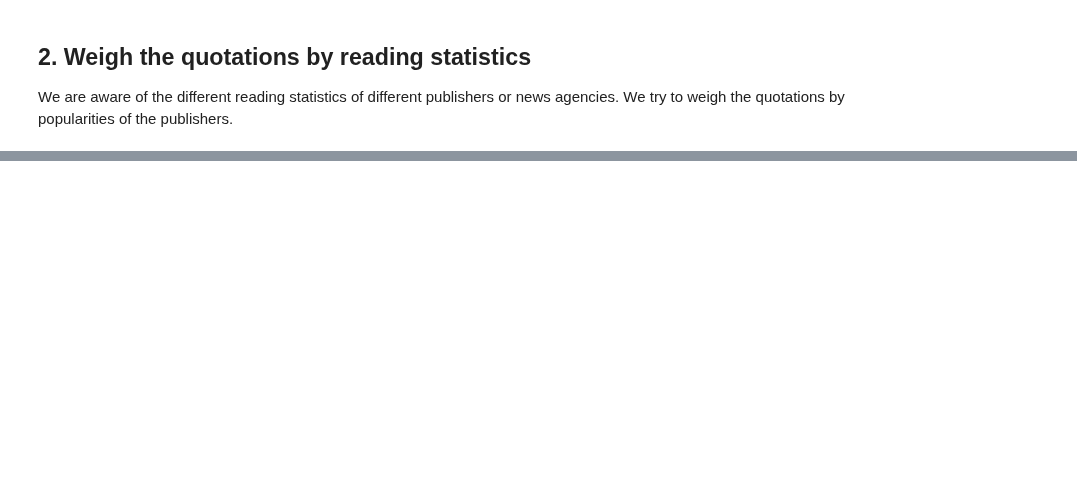
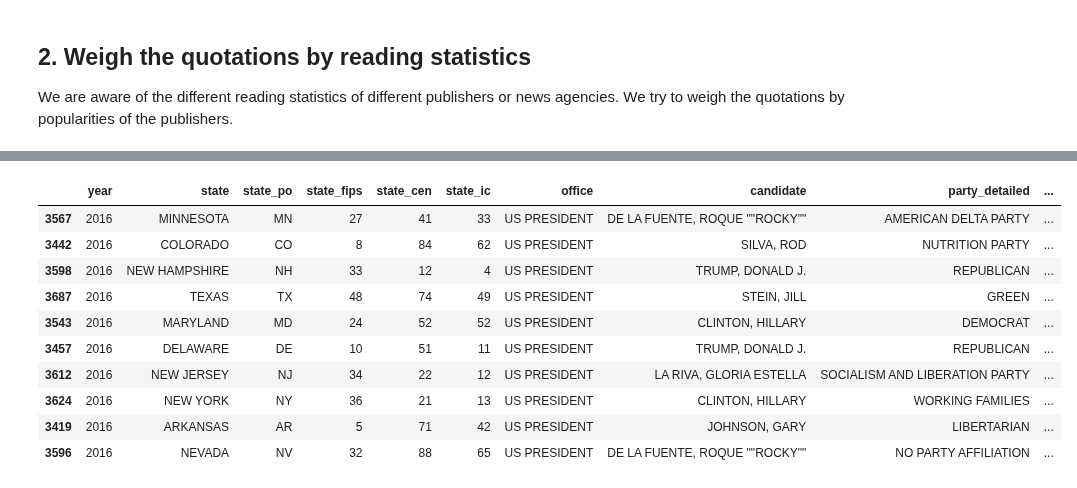
Before and after one commit to epfl-ada/ada-2021-project-chilldatagroup, a Jupyter notebook: Milestone2.ipynb, the cells around one changed output, grey strips where cells are left out. Drawn from its saved outputs; the diff is of its cells as text; code cells hidden in the pictures; blank space fills up the shorter version.

```diff
--- a/Milestone2.ipynb
+++ b/Milestone2.ipynb
@@ -224,0 +248,18 @@ Among 10k samples, there are 3367 different website domains, indicating a suffic
+# %%
+# We load 2016 and 2020 result separately
+president = pd.read_csv('SenateData/1976-2020-president.csv')
+president16 = president[president['year'] == 2016].copy()
+president20 = president[president['year'] == 2020].copy()
+president16.sample(10) #display format of president election data
+# %% [output]
+|  | year | state | state_po | state_fips | state_cen | state_ic | office | candidate | party_detailed | ... |
+| 3567 | 2016 | MINNESOTA | MN | 27 | 41 | 33 | US PRESIDENT | DE LA FUENTE, ROQUE ""ROCKY"" | AMERICAN DELTA PARTY | ... |
+| 3442 | 2016 | COLORADO | CO | 8 | 84 | 62 | US PRESIDENT | SILVA, ROD | NUTRITION PARTY | ... |
+| 3598 | 2016 | NEW HAMPSHIRE | NH | 33 | 12 | 4 | US PRESIDENT | TRUMP, DONALD J. | REPUBLICAN | ... |
+| 3687 | 2016 | TEXAS | TX | 48 | 74 | 49 | US PRESIDENT | STEIN, JILL | GREEN | ... |
+| 3543 | 2016 | MARYLAND | MD | 24 | 52 | 52 | US PRESIDENT | CLINTON, HILLARY | DEMOCRAT | ... |
+| 3457 | 2016 | DELAWARE | DE | 10 | 51 | 11 | US PRESIDENT | TRUMP, DONALD J. | REPUBLICAN | ... |
+| 3612 | 2016 | NEW JERSEY | NJ | 34 | 22 | 12 | US PRESIDENT | LA RIVA, GLORIA ESTELLA | SOCIALISM AND LIBERATION PARTY | ... |
+| 3624 | 2016 | NEW YORK | NY | 36 | 21 | 13 | US PRESIDENT | CLINTON, HILLARY | WORKING FAMILIES | ... |
+| 3419 | 2016 | ARKANSAS | AR | 5 | 71 | 42 | US PRESIDENT | JOHNSON, GARY | LIBERTARIAN | ... |
+| 3596 | 2016 | NEVADA | NV | 32 | 88 | 65 | US PRESIDENT | DE LA FUENTE, ROQUE ""ROCKY"" | NO PARTY AFFILIATION | ... |
```
Also changed, not shown: parts of 22 cells of this notebook, 1 other file.
